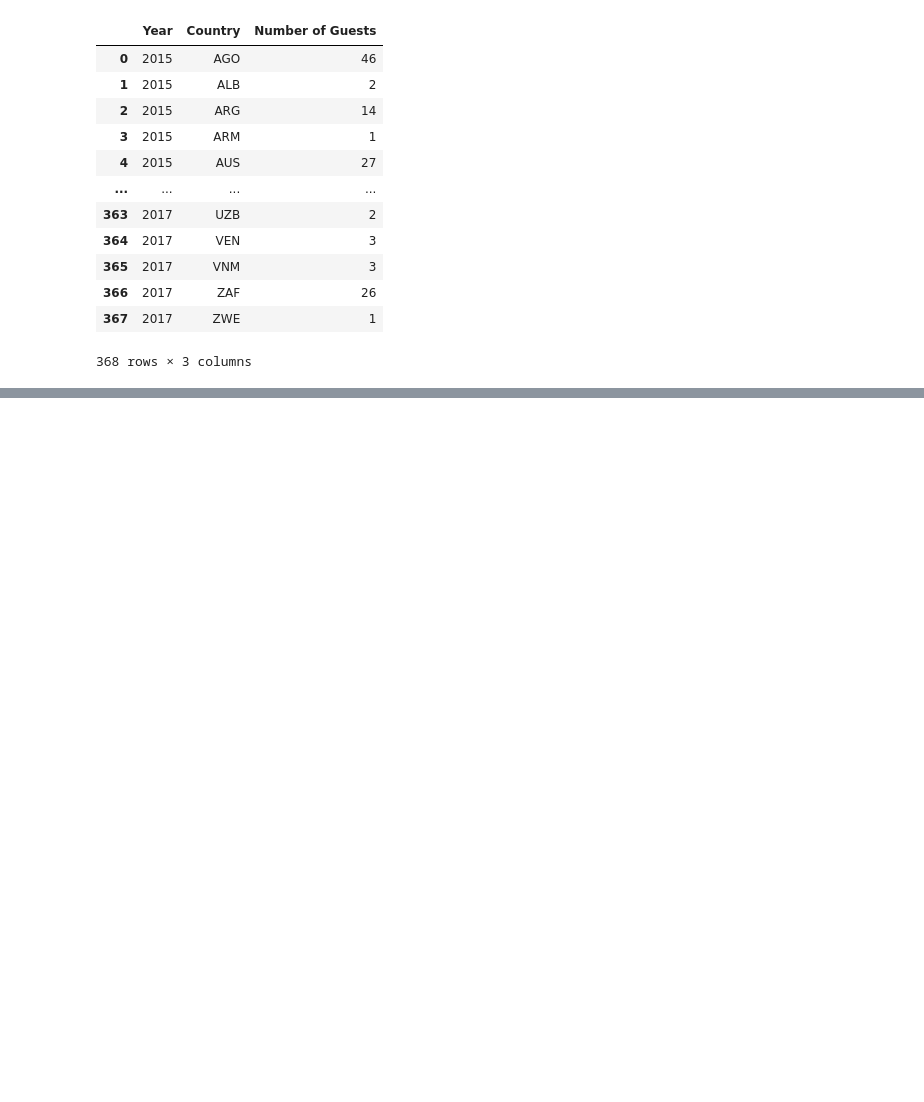
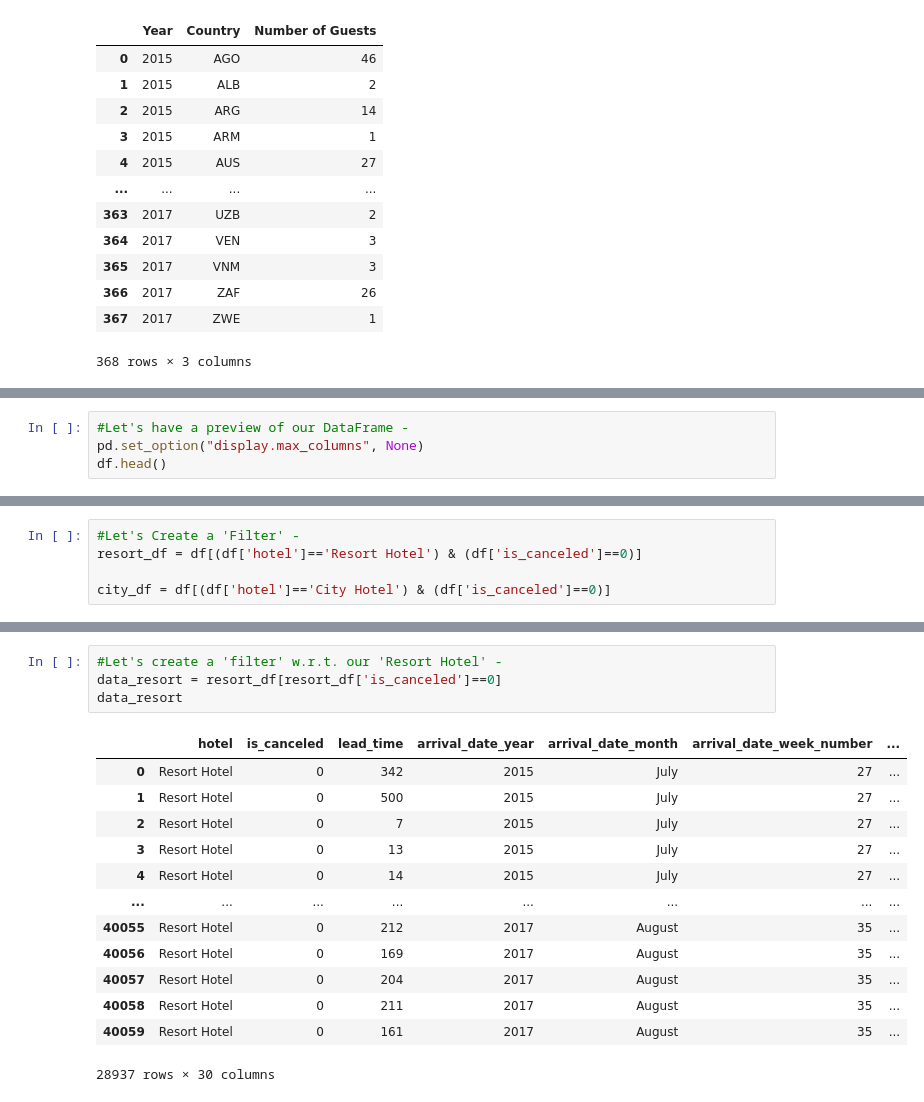
Before and after one commit to chandusayhi/Hotel_Booking_Analysis, a Jupyter notebook: Hotel_Booking_Analysis_EDA.ipynb, the cells around one changed output, grey strips where cells are left out. Drawn from its saved outputs; the diff is of its cells as text; blank space fills up the shorter version.

```diff
--- a/Hotel_Booking_Analysis_EDA.ipynb
+++ b/Hotel_Booking_Analysis_EDA.ipynb
@@ -781,0 +809,4 @@ px.choropleth(data_frame= df_hotel_bookings_NW,
+# %%
+#Let's have a preview of our DataFrame -
+pd.set_option("display.max_columns", None)
+df.head()
@@ -781,0 +848,5 @@ px.choropleth(data_frame= df_hotel_bookings_NW,
+# %%
+#Let's Create a 'Filter' -
+resort_df = df[(df['hotel']=='Resort Hotel') & (df['is_canceled']==0)]
+
+city_df = df[(df['hotel']=='City Hotel') & (df['is_canceled']==0)]
@@ -781,0 +873,18 @@ px.choropleth(data_frame= df_hotel_bookings_NW,
+# %%
+#Let's create a 'filter' w.r.t. our 'Resort Hotel' -
+data_resort = resort_df[resort_df['is_canceled']==0]
+data_resort
+# %% [output]
+|  | hotel | is_canceled | lead_time | arrival_date_year | arrival_date_month | arrival_date_week_number | ... |
+| 0 | Resort Hotel | 0 | 342 | 2015 | July | 27 | ... |
+| 1 | Resort Hotel | 0 | 500 | 2015 | July | 27 | ... |
+| 2 | Resort Hotel | 0 | 7 | 2015 | July | 27 | ... |
+| 3 | Resort Hotel | 0 | 13 | 2015 | July | 27 | ... |
+| 4 | Resort Hotel | 0 | 14 | 2015 | July | 27 | ... |
+| ... | ... | ... | ... | ... | ... | ... | ... |
+| 40055 | Resort Hotel | 0 | 212 | 2017 | August | 35 | ... |
+| 40056 | Resort Hotel | 0 | 169 | 2017 | August | 35 | ... |
+| 40057 | Resort Hotel | 0 | 204 | 2017 | August | 35 | ... |
+| 40058 | Resort Hotel | 0 | 211 | 2017 | August | 35 | ... |
+| 40059 | Resort Hotel | 0 | 161 | 2017 | August | 35 | ... |
+28937 rows × 30 columns
```
Also changed, not shown: parts of 54 cells of this notebook.
